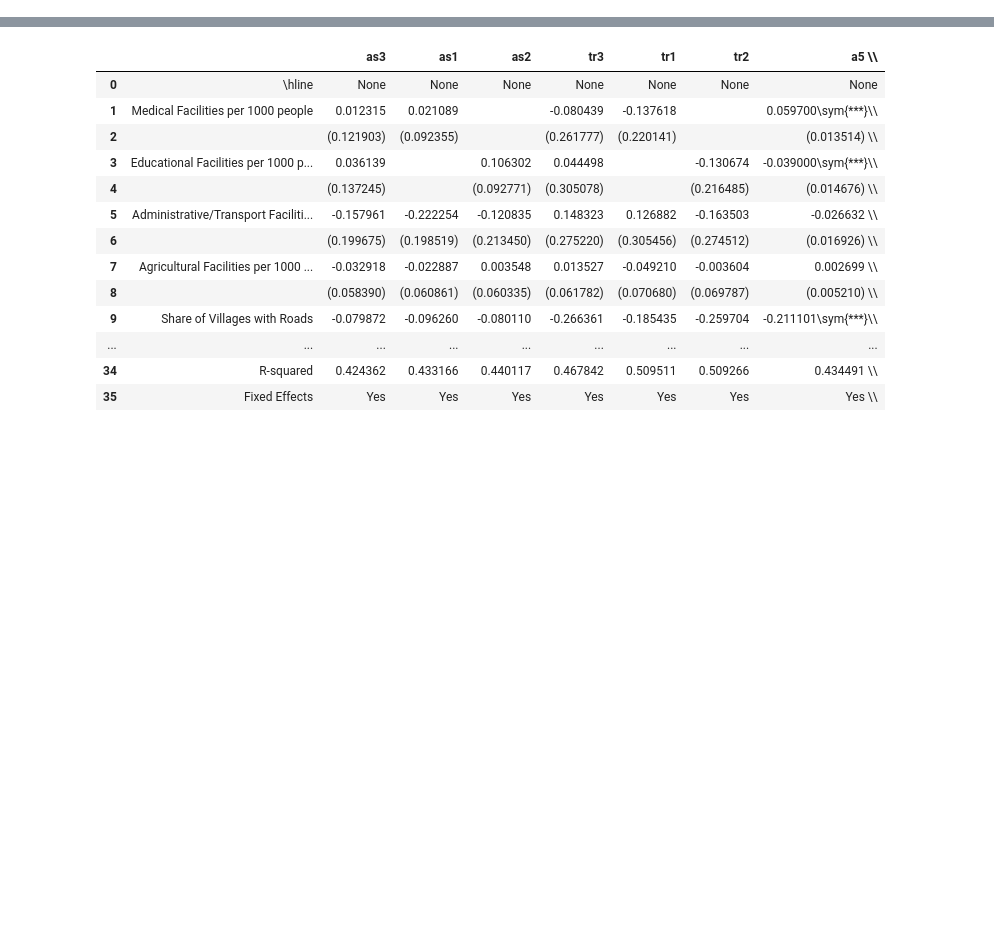
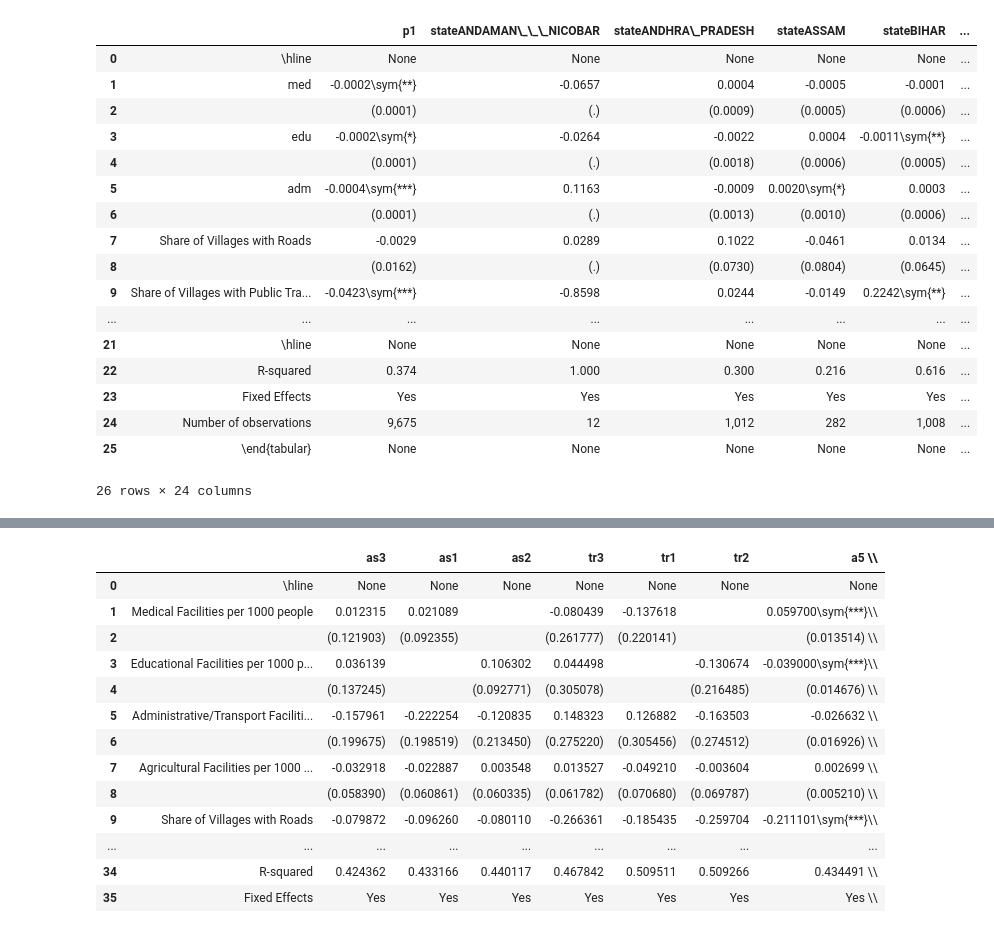
Before and after one commit to SaiSiddhardhaKalla/Master_Thesis, a Jupyter notebook: latex_table_2_csv.ipynb, the cells around one changed output, grey strips where cells are left out. Drawn from its saved outputs; the diff is of its cells as text; code cells hidden in the pictures; blank space fills up the shorter version.

```diff
--- a/latex_table_2_csv.ipynb
+++ b/latex_table_2_csv.ipynb
@@ -3,0 +70,68 @@ from tabulate import tabulate
+# %%
+# Your LaTeX table as a string
+latex_table1 = r"""
+\begin{tabular}{|l|c|c|c|c|c|c|c|c|c|c|c|c|c|c|c|c|c|c|c|c|c|c|c|c|c|c|c|c|}
+                    &          p1         &stateANDAMAN\_\_\_NICOBAR         &stateANDHRA\_PRADESH         &  stateASSAM         &  stateBIHAR         &stateCHHATTISGARH         &    stateGOA         &stateGUJARAT         &stateHARYANA         &stateJHARKHAND         &stateKARNATAKA         & stateKERALA         &stateMADHYA\_PRADESH         &stateMAHARASHTRA         & stateODISHA         & statePUNJAB         &stateRAJASTHAN         &stateTAMIL\_NADU         &stateTELANGANA         &stateTRIPURA         &stateUTTAR\_PRADESH         &stateUTTARAKHAND         &stateWEST\_BENGAL         \\
+\hline
+med                 &     -0.0002\sym{**} &     -0.0657         &      0.0004         &     -0.0005         &     -0.0001         &      0.0020\sym{***}&     -0.0130         &      0.0009\sym{***}&     -0.0005         &     -0.0004         &      0.0014\sym{***}&      0.0046         &     -0.0001         &      0.0001         &      0.0003         &     -0.0002         &     -0.0004         &      0.0001         &      0.0028\sym{**} &      0.0000         &      0.0001         &      0.0008         &      0.0001         \\
+                    &    (0.0001)         &         (.)         &    (0.0009)         &    (0.0005)         &    (0.0006)         &    (0.0005)         &    (0.0166)         &    (0.0003)         &    (0.0012)         &    (0.0004)         &    (0.0005)         &    (0.0055)         &    (0.0004)         &    (0.0006)         &    (0.0003)         &    (0.0005)         &    (0.0004)         &    (0.0013)         &    (0.0013)         &         (.)         &    (0.0002)         &    (0.0006)         &    (0.0004)         \\
+edu                 &     -0.0002\sym{*}  &     -0.0264         &     -0.0022         &      0.0004         &     -0.0011\sym{**} &     -0.0024\sym{**} &     -0.0360\sym{*}  &     -0.0006\sym{**} &      0.0009         &      0.0007         &     -0.0004         &      0.0038         &     -0.0011         &      0.0010         &     -0.0003         &     -0.0010\sym{*}  &      0.0004         &     -0.0000         &     -0.0041\sym{*}  &      0.0000         &     -0.0003         &     -0.0008\sym{**} &     -0.0002         \\
+                    &    (0.0001)         &         (.)         &    (0.0018)         &    (0.0006)         &    (0.0005)         &    (0.0010)         &    (0.0148)         &    (0.0003)         &    (0.0025)         &    (0.0005)         &    (0.0009)         &    (0.0047)         &    (0.0007)         &    (0.0006)         &    (0.0003)         &    (0.0005)         &    (0.0004)         &    (0.0013)         &    (0.0022)         &         (.)         &    (0.0002)         &    (0.0004)         &    (0.0007)         \\
+adm                 &     -0.0004\sym{***}&      0.1163         &     -0.0009         &      0.0020\sym{*}  &      0.0003         &     -0.0019\sym{**} &      0.0117         &     -0.0003         &      0.0015         &     -0.0008\sym{**} &     -0.0016         &     -0.0313\sym{***}&      0.0007         &     -0.0030\sym{***}&      0.0006         &      0.0014\sym{*}  &     -0.0002         &      0.0014         &      0.0033\sym{*}  &      0.0000         &     -0.0005\sym{*}  &      0.0002         &     -0.0003         \\
+                    &    (0.0001)         &         (.)         &    (0.0013)         &    (0.0010)         &    (0.0006)         &    (0.0008)         &    (0.0190)         &    (0.0003)         &    (0.0016)         &    (0.0004)         &    (0.0011)         &    (0.0075)         &    (0.0008)         &    (0.0008)         &    (0.0006)         &    (0.0007)         &    (0.0007)         &    (0.0016)         &    (0.0018)         &         (.)         &    (0.0003)         &    (0.0010)         &    (0.0008)         \\
+Share of Villages with Roads&     -0.0029         &      0.0289         &      0.1022         &     -0.0461         &      0.0134         &     -0.1042         &      0.0189         &      0.0489         &      0.0299         &     -0.0385         &      0.0203         &     -0.3427         &      0.0219         &     -0.1205         &     -0.0169         &     -0.1963\sym{**} &      0.1549\sym{**} &      0.0937         &     -0.3062\sym{**} &      0.0000         &     -0.1454\sym{**} &      0.0020         &      0.0418         \\
+                    &    (0.0162)         &         (.)         &    (0.0730)         &    (0.0804)         &    (0.0645)         &    (0.1079)         &    (0.5910)         &    (0.0612)         &    (0.4168)         &    (0.0673)         &    (0.1442)         &    (0.4248)         &    (0.0518)         &    (0.1198)         &    (0.0383)         &    (0.0941)         &    (0.0724)         &    (0.2096)         &    (0.1196)         &         (.)         &    (0.0712)         &    (0.1197)         &    (0.0622)         \\
+Share of Villages with Public Transport&     -0.0423\sym{***}&     -0.8598         &      0.0244         &     -0.0149         &      0.2242\sym{**} &     -0.1512         &      0.0484         &     -0.0680         &     -0.0428         &      0.0523         &     -0.0326         &     -0.0561         &      0.1143\sym{*}  &      0.1159         &     -0.1335\sym{**} &      0.1067         &     -0.0272         &     -0.2680\sym{*}  &      0.0155         &      0.0000         &      0.1791         &     -0.0770         &     -0.0727         \\
+                    &    (0.0140)         &         (.)         &    (0.0427)         &    (0.0751)         &    (0.0869)         &    (0.1136)         &    (0.7384)         &    (0.0600)         &    (0.2189)         &    (0.1196)         &    (0.1127)         &    (0.3432)         &    (0.0636)         &    (0.0864)         &    (0.0679)         &    (0.1717)         &    (0.0671)         &    (0.1518)         &    (0.0707)         &         (.)         &    (0.1708)         &    (0.1060)         &    (0.0653)         \\
+population          &      0.0000\sym{***}&      0.0000         &      0.0000         &      0.0000         &     -0.0000         &      0.0000         &      0.0000         &     -0.0000         &      0.0000         &      0.0000         &      0.0000         &     -0.0000         &      0.0000         &     -0.0000\sym{**} &      0.0000         &     -0.0000         &     -0.0000\sym{*}  &     -0.0000         &     -0.0000         &      0.0000         &      0.0000         &      0.0000         &     -0.0000\sym{*}  \\
+                    &    (0.0000)         &         (.)         &    (0.0000)         &    (0.0000)         &    (0.0000)         &    (0.0000)         &    (0.0000)         &    (0.0000)         &    (0.0000)         &    (0.0000)         &    (0.0000)         &    (0.0000)         &    (0.0000)         &    (0.0000)         &    (0.0000)         &    (0.0000)         &    (0.0000)         &    (0.0000)         &    (0.0000)         &         (.)         &    (0.0000)         &    (0.0000)         &    (0.0000)         \\
+Number of Villages  &      0.0001         &      0.0000         &      0.0042         &      0.0013         &     -0.0044         &      0.0029         &      0.0344         &      0.0009         &      0.0027         &     -0.0072\sym{***}&      0.0010         &     -0.0121\sym{*}  &     -0.0103\sym{***}&      0.0003         &     -0.0018         &     -0.0018         &     -0.0002         &     -0.0103         &     -0.0158\sym{***}&      0.0000         &      0.0007\sym{**} &     -0.0006         &     -0.0032\sym{**} \\
+                    &    (0.0003)         &         (.)         &    (0.0085)         &    (0.0010)         &    (0.0138)         &    (0.0025)         &    (0.0392)         &    (0.0024)         &    (0.0075)         &    (0.0012)         &    (0.0016)         &    (0.0071)         &    (0.0020)         &    (0.0032)         &    (0.0013)         &    (0.0052)         &    (0.0040)         &    (0.0095)         &    (0.0059)         &         (.)         &    (0.0003)         &    (0.0016)         &    (0.0013)         \\
+Subdistrict Area    &      0.0001\sym{*}  &      0.0000         &     -0.0071         &      0.0000         &     -0.0168\sym{*}  &      0.0000         &      0.0000         &     -0.0000         &     -0.0006         &     -0.0001         &      0.0001         &      0.0012         &     -0.0000         &      0.0002         &      0.0000         &     -0.0003         &      0.0013         &     -0.0002         &      0.0015         &      0.0000         &     -0.0001         &      0.0008         &     -0.0047         \\
+                    &    (0.0001)         &         (.)         &    (0.0160)         &         (.)         &    (0.0089)         &    (0.0002)         &         (.)         &    (0.0003)         &    (0.0131)         &    (0.0014)         &    (0.0002)         &    (0.0053)         &    (0.0001)         &    (0.0002)         &         (.)         &    (0.0004)         &    (0.0048)         &    (0.0005)         &    (0.0083)         &         (.)         &    (0.0002)         &    (0.0008)         &    (0.0160)         \\
+Average Distance to Urban Centre&     -0.0003\sym{*}  &      0.0000         &     -0.0009         &     -0.0017         &      0.0011         &      0.0000         &      0.0000         &     -0.0022\sym{***}&     -0.0138         &      0.0004         &     -0.0099\sym{*}  &      0.0007         &      0.0008         &     -0.0001         &      0.0002         &      0.0042         &      0.0002         &     -0.0026         &     -0.0011         &      0.0000         &     -0.0004         &     -0.0001         &      0.0000         \\
+                    &    (0.0002)         &         (.)         &    (0.0007)         &    (0.0012)         &    (0.0011)         &    (0.0009)         &         (.)         &    (0.0008)         &    (0.0131)         &    (0.0006)         &    (0.0058)         &    (0.0024)         &    (0.0008)         &    (0.0008)         &    (0.0006)         &    (0.0078)         &    (0.0006)         &    (0.0042)         &    (0.0007)         &         (.)         &    (0.0003)         &    (0.0008)         &         (.)         \\
+Constant            &      0.3435\sym{***}&      2.9102         &      1.9649         &      0.3834\sym{**} &      4.5288\sym{**} &      0.3594         &     -0.3174         &      0.4171         &      0.4160         &      1.3046\sym{**} &      0.2558         &      1.2288         &      1.6599\sym{***}&      0.2282         &      0.6152\sym{***}&      1.2884         &     -1.2547         &      1.2968\sym{*}  &      0.6699         &      0.4294         &      0.4893\sym{**} &      0.0261         &      2.3254         \\
+                    &    (0.0474)         &         (.)         &    (3.9791)         &    (0.1671)         &    (2.2563)         &    (0.3872)         &    (1.2363)         &    (0.3709)         &    (9.8452)         &    (0.5286)         &    (0.4629)         &    (2.7307)         &    (0.2534)         &    (0.4689)         &    (0.1549)         &    (0.9283)         &    (6.7646)         &    (0.6980)         &    (1.9714)         &         (.)         &    (0.2308)         &    (0.7988)         &    (4.6588)         \\
+\hline
+R-squared           &       0.374         &       1.000         &       0.300         &       0.216         &       0.616         &       0.217         &       0.887         &       0.209         &       0.291         &       0.429         &       0.444         &       0.575         &       0.253         &       0.521         &       0.427         &       0.424         &       0.321         &       0.388         &       0.558         &           .         &       0.627         &       0.608         &       0.424         \\
+Fixed Effects       &         Yes         &         Yes         &         Yes         &         Yes         &         Yes         &         Yes         &         Yes         &         Yes         &         Yes         &         Yes         &         Yes         &         Yes         &         Yes         &         Yes         &         Yes         &         Yes         &         Yes         &         Yes         &         Yes         &         Yes         &         Yes         &         Yes         &         Yes         \\
+Number of observations&       9,675         &          12         &       1,012         &         282         &       1,008         &         286         &          23         &         402         &         140         &         519         &         370         &         126         &         772         &         556         &         848         &         156         &         562         &         417         &         820         &          23         &         587         &         142         &         612         \\
+
+\end{tabular}
+"""
+
+# Split the LaTeX table into lines and remove empty lines
+latex_lines1= [line.strip() for line in latex_table1.split('\n') if line.strip()]
+
+# Extract the header and data lines
+header_line = latex_lines1[1]
+data_lines = latex_lines1[2:]
+
+# Extract headers and values
+headers = header_line.split('&')[0:]
+values = [line.split('&')[0:] for line in data_lines]
+
+# Create a pandas DataFrame
+df2 = pd.DataFrame(values, columns=headers)
+df2.reset_index()
+df2
+# %% [output]
+|  |  | p1 | stateANDAMAN\_\_\_NICOBAR | stateANDHRA\_PRADESH | stateASSAM | stateBIHAR | ... |
+| 0 | \hline | None | None | None | None | None | ... |
+| 1 | med | -0.0002\sym{**} | -0.0657 | 0.0004 | -0.0005 | -0.0001 | ... |
+| 2 |  | (0.0001) | (.) | (0.0009) | (0.0005) | (0.0006) | ... |
+| 3 | edu | -0.0002\sym{*} | -0.0264 | -0.0022 | 0.0004 | -0.0011\sym{**} | ... |
+| 4 |  | (0.0001) | (.) | (0.0018) | (0.0006) | (0.0005) | ... |
+| 5 | adm | -0.0004\sym{***} | 0.1163 | -0.0009 | 0.0020\sym{*} | 0.0003 | ... |
+| 6 |  | (0.0001) | (.) | (0.0013) | (0.0010) | (0.0006) | ... |
+| 7 | Share of Villages with Roads | -0.0029 | 0.0289 | 0.1022 | -0.0461 | 0.0134 | ... |
+| 8 |  | (0.0162) | (.) | (0.0730) | (0.0804) | (0.0645) | ... |
+| 9 | Share of Villages with Public Tra... | -0.0423\sym{***} | -0.8598 | 0.0244 | -0.0149 | 0.2242\sym{**} | ... |
+| ... | ... | ... | ... | ... | ... | ... | ... |
+| 21 | \hline | None | None | None | None | None | ... |
+| 22 | R-squared | 0.374 | 1.000 | 0.300 | 0.216 | 0.616 | ... |
+| 23 | Fixed Effects | Yes | Yes | Yes | Yes | Yes | ... |
+| 24 | Number of observations | 9,675 | 12 | 1,012 | 282 | 1,008 | ... |
+| 25 | \end{tabular} | None | None | None | None | None | ... |
+26 rows × 24 columns
```
Also changed, not shown: parts of 2 cells of this notebook, 2 other files.
